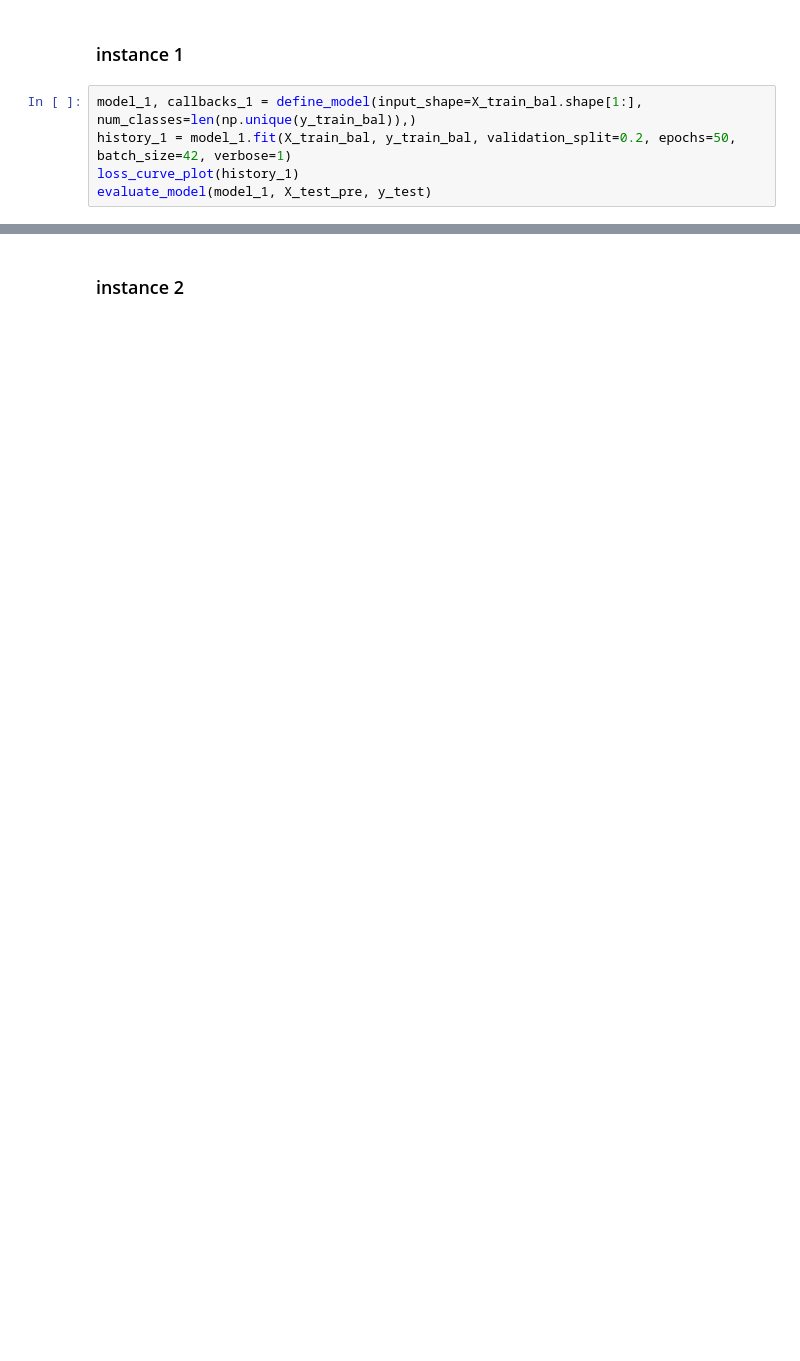
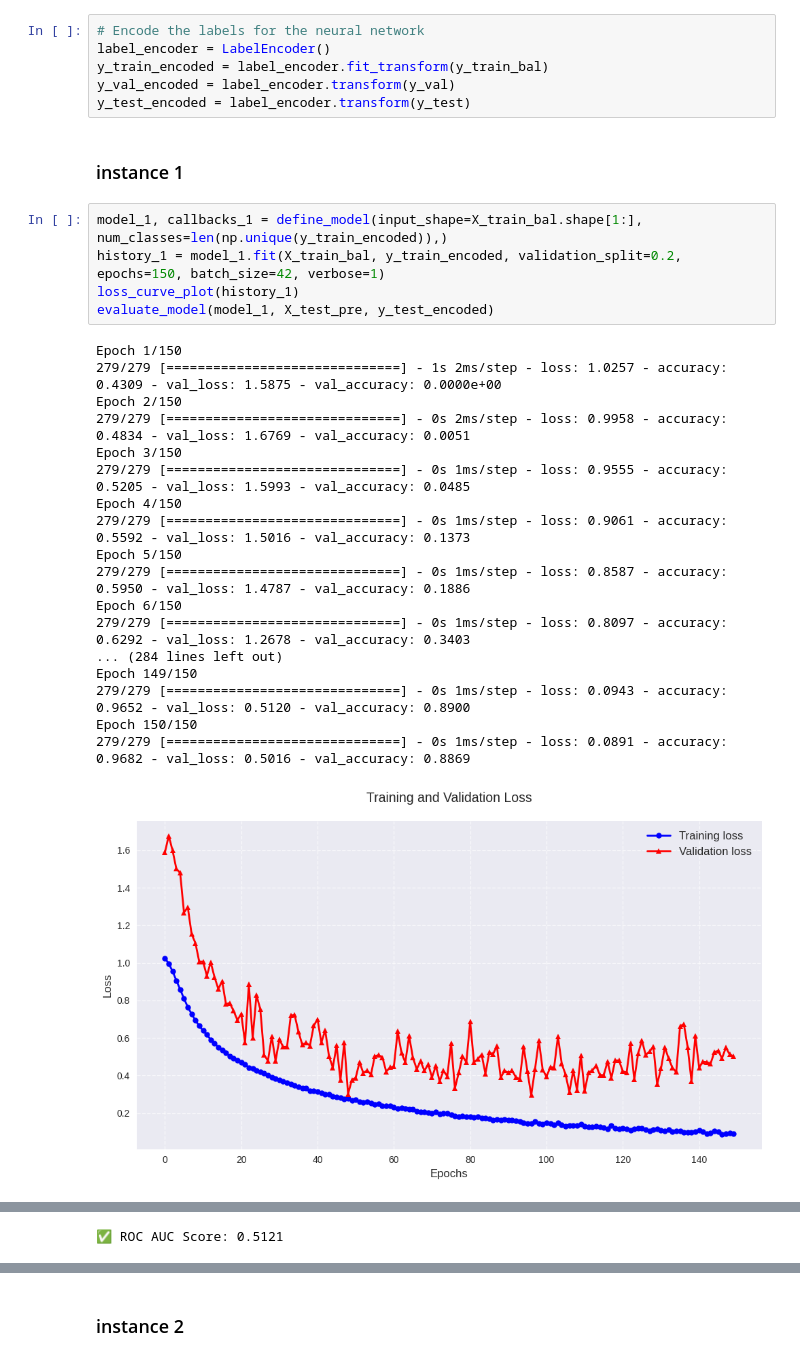
Before and after one commit to NiyonshutiDavid/Intro2ML_Summative, a Jupyter notebook: Summative_Intro_to_ml_[David Niyonshuti]_assignment_FIXED.ipynb, the cells around one changed output, grey strips where cells are left out. Cells and saved outputs as stored; diff of their text form; blank space fills up the shorter version.

Commit message:
Finished working on models

```diff
--- a/Summative_Intro_to_ml_[David Niyonshuti]_assignment_FIXED.ipynb
+++ b/Summative_Intro_to_ml_[David Niyonshuti]_assignment_FIXED.ipynb
@@ -1075,7 +1070,32 @@ KeyboardInterrupt:
+# %%
+# Encode the labels for the neural network
+label_encoder = LabelEncoder()
+y_train_encoded = label_encoder.fit_transform(y_train_bal)
+y_val_encoded = label_encoder.transform(y_val)
+y_test_encoded = label_encoder.transform(y_test)
 # %% [markdown]
 ### instance 1
 # %%
-model_1, callbacks_1 = define_model(input_shape=X_train_bal.shape[1:], num_classes=len(np.unique(y_train_bal)),)
-history_1 = model_1.fit(X_train_bal, y_train_bal, validation_split=0.2, epochs=50, batch_size=42, verbose=1)
+model_1, callbacks_1 = define_model(input_shape=X_train_bal.shape[1:], num_classes=len(np.unique(y_train_encoded)),)
+history_1 = model_1.fit(X_train_bal, y_train_encoded, validation_split=0.2, epochs=150, batch_size=42, verbose=1)
 loss_curve_plot(history_1)
-evaluate_model(model_1, X_test_pre, y_test)
+evaluate_model(model_1, X_test_pre, y_test_encoded)
+# %% [output]
+Epoch 1/150
+279/279 [==============================] - 1s 2ms/step - loss: 1.0257 - accuracy: 0.4309 - val_loss: 1.5875 - val_accuracy: 0.0000e+00
+Epoch 2/150
+279/279 [==============================] - 0s 2ms/step - loss: 0.9958 - accuracy: 0.4834 - val_loss: 1.6769 - val_accuracy: 0.0051
+Epoch 3/150
+279/279 [==============================] - 0s 1ms/step - loss: 0.9555 - accuracy: 0.5205 - val_loss: 1.5993 - val_accuracy: 0.0485
+Epoch 4/150
+279/279 [==============================] - 0s 1ms/step - loss: 0.9061 - accuracy: 0.5592 - val_loss: 1.5016 - val_accuracy: 0.1373
+Epoch 5/150
+279/279 [==============================] - 0s 1ms/step - loss: 0.8587 - accuracy: 0.5950 - val_loss: 1.4787 - val_accuracy: 0.1886
+Epoch 6/150
+279/279 [==============================] - 0s 1ms/step - loss: 0.8097 - accuracy: 0.6292 - val_loss: 1.2678 - val_accuracy: 0.3403
+... (284 lines left out)
+Epoch 149/150
+279/279 [==============================] - 0s 1ms/step - loss: 0.0943 - accuracy: 0.9652 - val_loss: 0.5120 - val_accuracy: 0.8900
+Epoch 150/150
+279/279 [==============================] - 0s 1ms/step - loss: 0.0891 - accuracy: 0.9682 - val_loss: 0.5016 - val_accuracy: 0.8869
+[figure, added]
@@ -1081,0 +1121 @@ evaluate_model(model_1, X_test_pre, y_test)
+✅ ROC AUC Score: 0.5121
```
Also changed, not shown: parts of 22 cells of this notebook, 1 other file.
